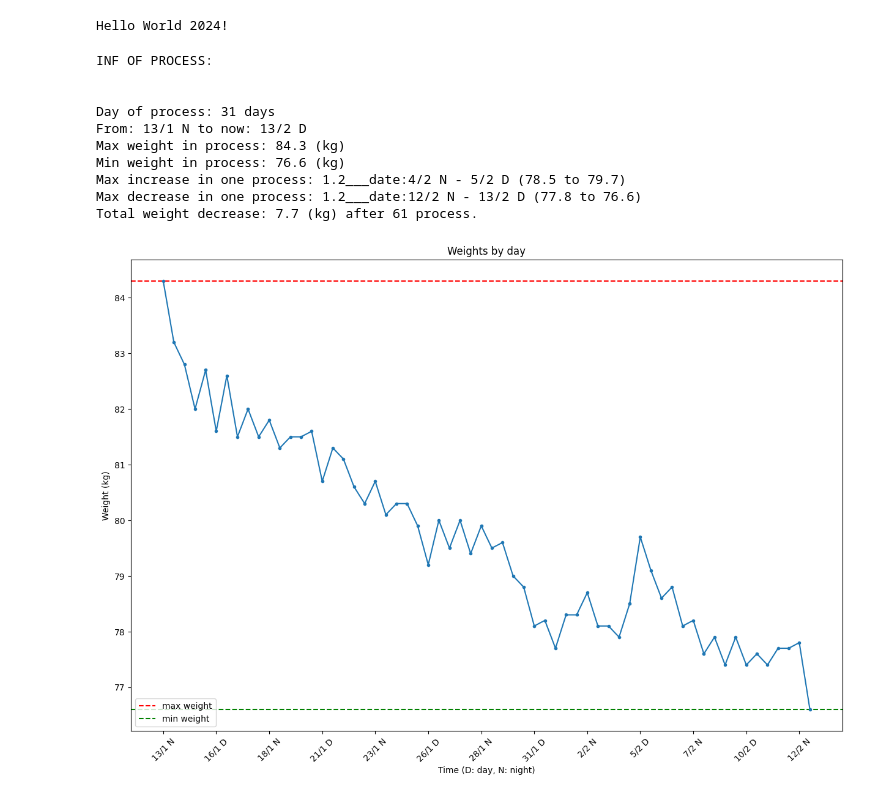
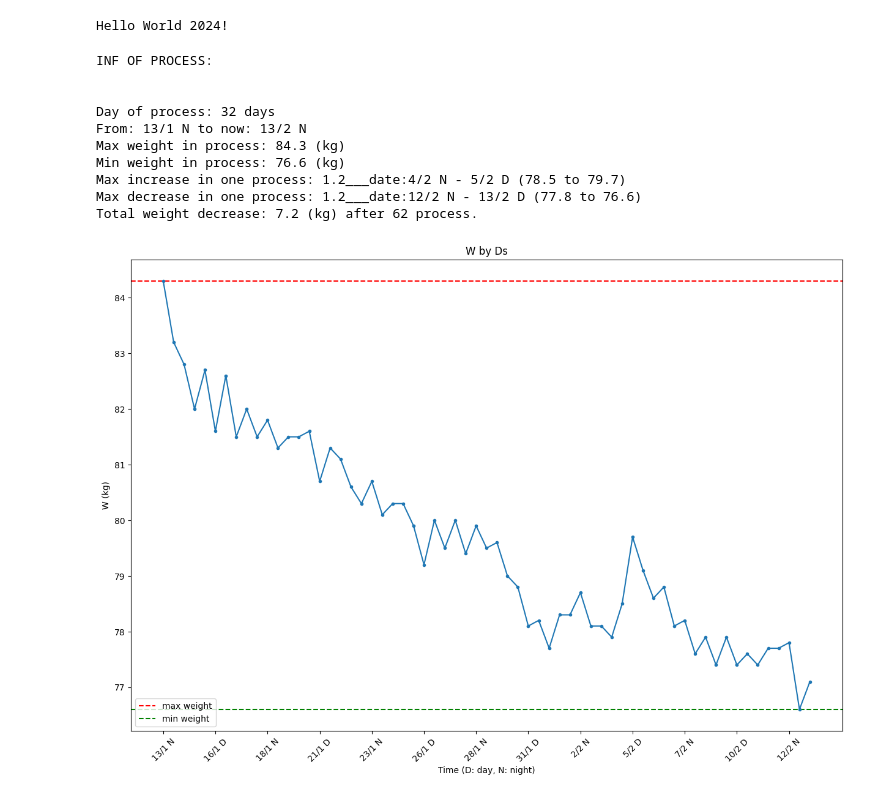
Before and after one commit to thanhbl-hust/Data-structures-and-Algorithms, a Jupyter notebook: train_12_1/weights.ipynb, the cells around one changed output. Drawn from its saved outputs; the diff is of its cells as text; code cells hidden in the pictures.

Commit message:
update process

```diff
--- a/train_12_1/weights.ipynb
+++ b/train_12_1/weights.ipynb
@@ -37,7 +37,7 @@ w = [
     79.6,  79,     78.8,   78.1,   78.2,   77.7,   78.3,   78.3,
     78.7,  78.1,   78.1,   77.9,   78.5,   79.7,   79.1,   78.6,
     78.8,  78.1,   78.2,   77.6,   77.9,   77.4,   77.9,   77.4,
-    77.6,  77.4,   77.7,   77.7,   77.8,   76.6
+    77.6,  77.4,   77.7,   77.7,   77.8,   76.6,   77.1
 ]
 d = [
     '13/1 N', '14/1 D', '14/1 N', '15/1 D', '15/1 N', '16/1 D', '16/1 N', '17/1 D',
@@ -47,7 +47,7 @@ d = [
     '29/1 N', '30/1 D', '30/1 N', '31/1 D', '31/1 N',  '1/2 D',  '1/2 N',  '2/2 D',
      '2/2 N',  '3/2 D',  '3/2 N',  '4/2 D',  '4/2 N',  '5/2 D',  '5/2 N',  '6/2 D',
      '6/2 N',  '7/2 D',  '7/2 N',  '8/2 D',  '8/2 N',  '9/2 D',  '9/2 N', '10/2 D',
-    '10/2 N', '11/2 D', '11/2 N', '12/2 D', '12/2 N', '13/2 D'
+    '10/2 N', '11/2 D', '11/2 N', '12/2 D', '12/2 N', '13/2 D', '13/2 N'
 ]
 # %%
 def paint(w, d, set_time):
@@ -73,36 +73,36 @@ def paint(w, d, set_time):
     print("INF OF PROCESS:")
     print("\n")
     print(f'Day of process: {int((len(w) + len(w) % 2) / 2)} days')
     print(f'From: {d[0]} to now: {d[len(d) - 1]}')
     print(f'Max weight in process: {round(max(w), 2)} (kg)')
     print(f'Min weight in process: {round(min(w), 2)} (kg)')
     print(f'Max increase in one process: {round(maxIn, 1)}___date:{d[inr1]} - {d[inr2]} ({w[inr1]} to {w[inr2]})')
     print(f'Max decrease in one process: {round(maxDe, 2)}___date:{d[der1]} - {d[der2]} ({w[der1]} to {w[der2]})')
     print(f'Total weight decrease: {round(abs(w[len(w) - 1] - w[0]), 1)} (kg) after {len(w) - 1} process.')
 
     fig = plt.figure(figsize=(15, 10))
     plt.axhline(y = max_value, color = 'r', linestyle = '--', label = 'Max')
     plt.axhline(y = min_value, color = 'g', linestyle = '--', label = 'Min')
     plt.plot(d, w, marker = '.')
     plt.xlabel('Time (D: day, N: night)')
-    plt.ylabel('Weight (kg)')
-    plt.title('Weights by day')
+    plt.ylabel('W (kg)')
+    plt.title('W by Ds')
     plt.xticks(x_ticks, x_labels, rotation = 45)
     plt.legend(['max weight', 'min weight'], loc='lower left')
     plt.show()
 
 
 check = int(len(w) / 1)
 paint(w[:check], d[:check], 12)
 # %% [output]
 INF OF PROCESS:
 
 
-Day of process: 31 days
-From: 13/1 N to now: 13/2 D
+Day of process: 32 days
+From: 13/1 N to now: 13/2 N
 Max weight in process: 84.3 (kg)
 Min weight in process: 76.6 (kg)
 Max increase in one process: 1.2___date:4/2 N - 5/2 D (78.5 to 79.7)
 Max decrease in one process: 1.2___date:12/2 N - 13/2 D (77.8 to 76.6)
-Total weight decrease: 7.7 (kg) after 61 process.
+Total weight decrease: 7.2 (kg) after 62 process.
-[figure, old version]
+[figure, new version]
```
Also changed, not shown: parts of 2 cells of this notebook, 1 other file.
